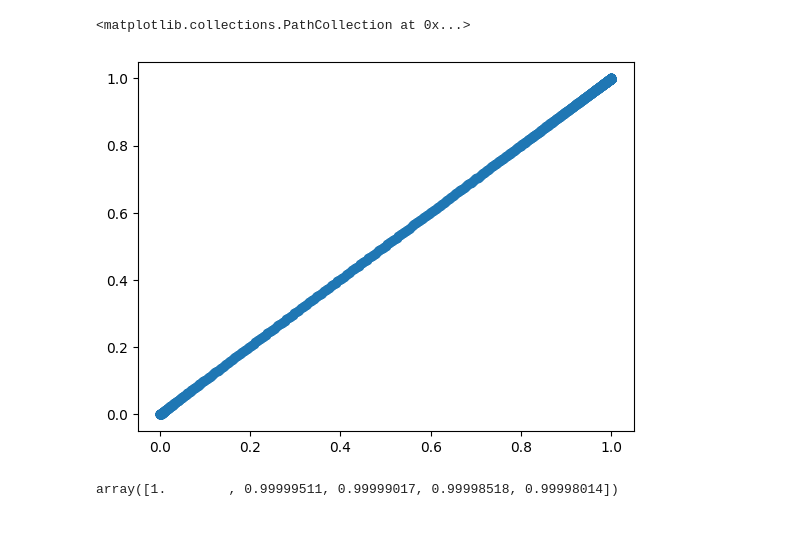
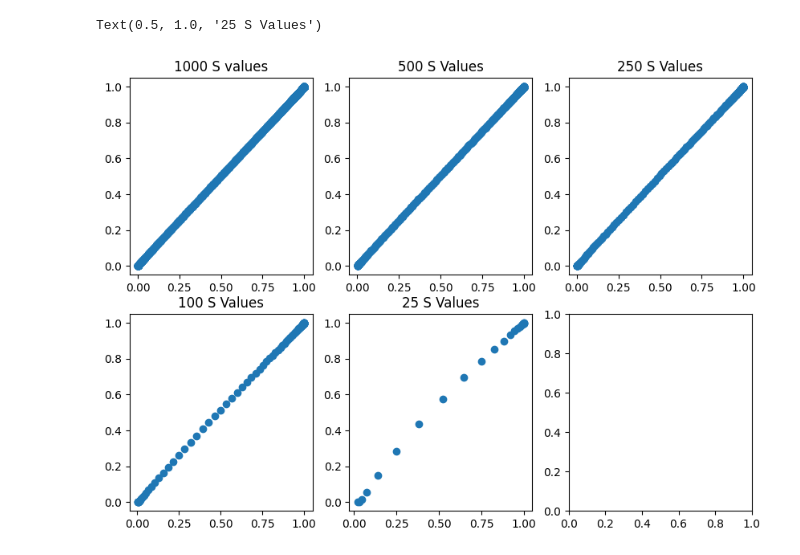
Before and after one commit to advil4rent/frasier, a Jupyter notebook: PDE.ipynb, the cells around one changed output. Cells and saved outputs as stored; diff of their text form; code cells hidden in the pictures; blank space fills up the shorter version.

```diff
--- a/PDE.ipynb
+++ b/PDE.ipynb
@@ -57,15 +63,42 @@ def updateF(F,S,dt):
+# %%
+def updateFn(F,S,c,dt):
+
+    dFdn = np.diff(F)
+    d2F_dtdn = S[1:]*dt*np.log(1+c)*F[1:] + S[1:]*dt*dFdn
+
+    newF = np.zeros(len(F))
+    newF[0] = 1
+
+    for i in range(1,len(F)):
+        dF_prior_dt = newF[i-1] - F[i-1]
+        dF_dt = dF_prior_dt - d2F_dtdn[i-1]
+        newF[i] = F[i] + dF_dt
+    return newF
 # %%
-F1 = np.full([len(S)],1)
+F = np.full([len(S)],1)
+F1 = np.full([len(S1)],1)
+F2 = np.full([len(S2)],1)
+F3 = np.full([len(S3)],1)
+F4 = np.full([len(S4)],1)
+
 for t in T:
-    newF = updateF(F1,S,dt)
-    F1 = newF
+    F = updateFn(F=F,S=S,c=c,dt=dt)
+    F1 = updateFn(F=F1, S=S1,c=c1, dt=dt)
+    F2 = updateFn(F=F2, S=S2,c=c2, dt=dt)
+    F3 = updateFn(F=F3, S=S3,c=c3, dt=dt)
+    F4 = updateFn(F=F4, S=S4,c=c4, dt=dt)
 # %%
-plt.scatter(F1,np.exp(-t_max*S))
+fig, ax = plt.subplots(2,3,figsize = (10,7))
+ax[0,0].scatter(F,np.exp(-t_max*S))
+ax[0,0].set_title("1000 S values")
+ax[0,1].scatter(F1, np.exp(-t_max*S1))
+ax[0,1].set_title("500 S Values")
+ax[0,2].scatter(F2, np.exp(-t_max*S2))
+ax[0,2].set_title("250 S Values")
+ax[1,0].scatter(F3, np.exp(-t_max*S3))
+ax[1,0].set_title("100 S Values")
+ax[1,1].scatter(F4, np.exp(-t_max*S4))
+ax[1,1].set_title("25 S Values")
 # %% [output]
-<matplotlib.collections.PathCollection at 0x...>
+Text(0.5, 1.0, '25 S Values')
-[figure, old version]
+[figure, new version]
-# %%
-F_rgen = pd.read_csv('R_generated_F.csv')['x'].to_numpy()
-F_rgen[:5]
-# %% [output]
-array([1.        , 0.99999511, 0.99999017, 0.99998518, 0.99998014])
```
Also changed, not shown: parts of 12 cells of this notebook, 3 other files.
